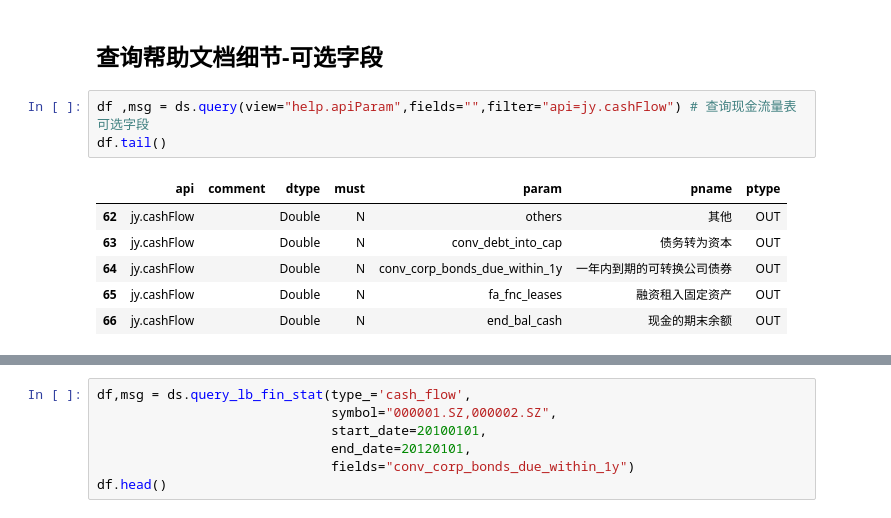
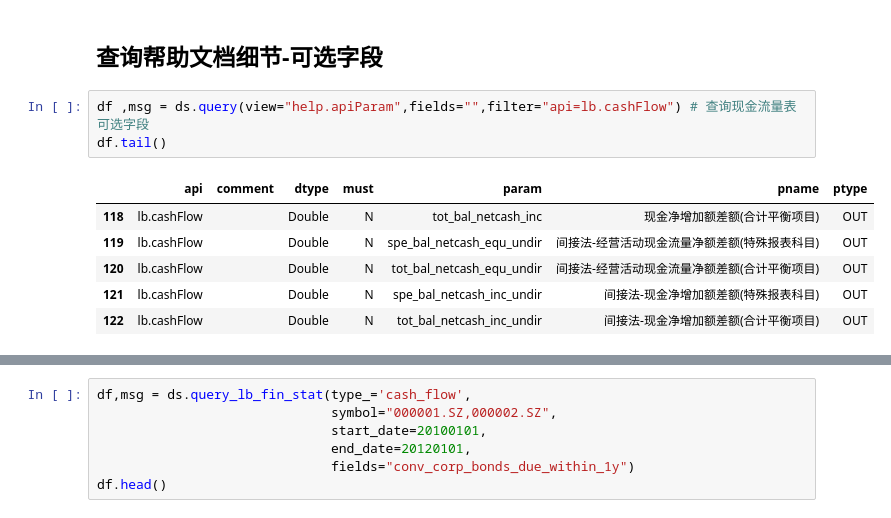
Before and after one commit to xingetouzi/jaqs-fxdayu, a Jupyter notebook: docs/_source/dataservice.ipynb, the cells around one changed output, grey strips where cells are left out. Drawn from its saved outputs; the diff is of its cells as text.

```diff
--- a/docs/_source/dataservice.ipynb
+++ b/docs/_source/dataservice.ipynb
@@ -299,12 +302,12 @@ df
 # %% [markdown]
 ## 查询帮助文档细节-可选字段
 # %%
-df ,msg = ds.query(view="help.apiParam",fields="",filter="api=jy.cashFlow") # 查询现金流量表可选字段
+df ,msg = ds.query(view="help.apiParam",fields="",filter="api=lb.cashFlow") # 查询现金流量表可选字段
 df.tail()
 # %% [output]
 |  | api | comment | dtype | must | param | pname | ptype |
-| 62 | jy.cashFlow |  | Double | N | others | 其他 | OUT |
-| 63 | jy.cashFlow |  | Double | N | conv_debt_into_cap | 债务转为资本 | OUT |
-| 64 | jy.cashFlow |  | Double | N | conv_corp_bonds_due_within_1y | 一年内到期的可转换公司债券 | OUT |
-| 65 | jy.cashFlow |  | Double | N | fa_fnc_leases | 融资租入固定资产 | OUT |
-| 66 | jy.cashFlow |  | Double | N | end_bal_cash | 现金的期末余额 | OUT |
+| 118 | lb.cashFlow |  | Double | N | tot_bal_netcash_inc | 现金净增加额差额(合计平衡项目) | OUT |
+| 119 | lb.cashFlow |  | Double | N | spe_bal_netcash_equ_undir | 间接法-经营活动现金流量净额差额(特殊报表科目) | OUT |
+| 120 | lb.cashFlow |  | Double | N | tot_bal_netcash_equ_undir | 间接法-经营活动现金流量净额差额(合计平衡项目) | OUT |
+| 121 | lb.cashFlow |  | Double | N | spe_bal_netcash_inc_undir | 间接法-现金净增加额差额(特殊报表科目) | OUT |
+| 122 | lb.cashFlow |  | Double | N | tot_bal_netcash_inc_undir | 间接法-现金净增加额差额(合计平衡项目) | OUT |
```
Also changed, not shown: parts of 15 cells of this notebook, 5 other files.
